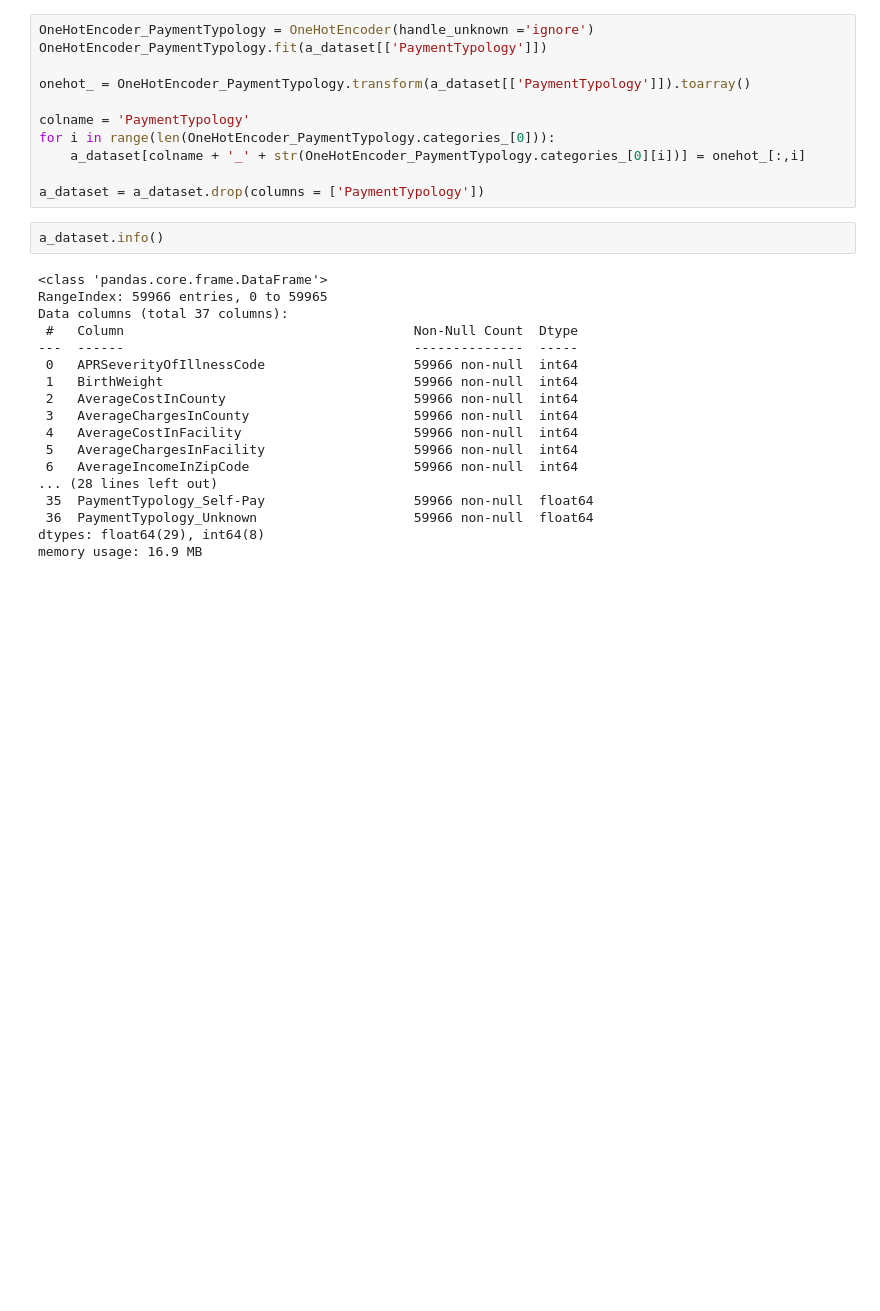
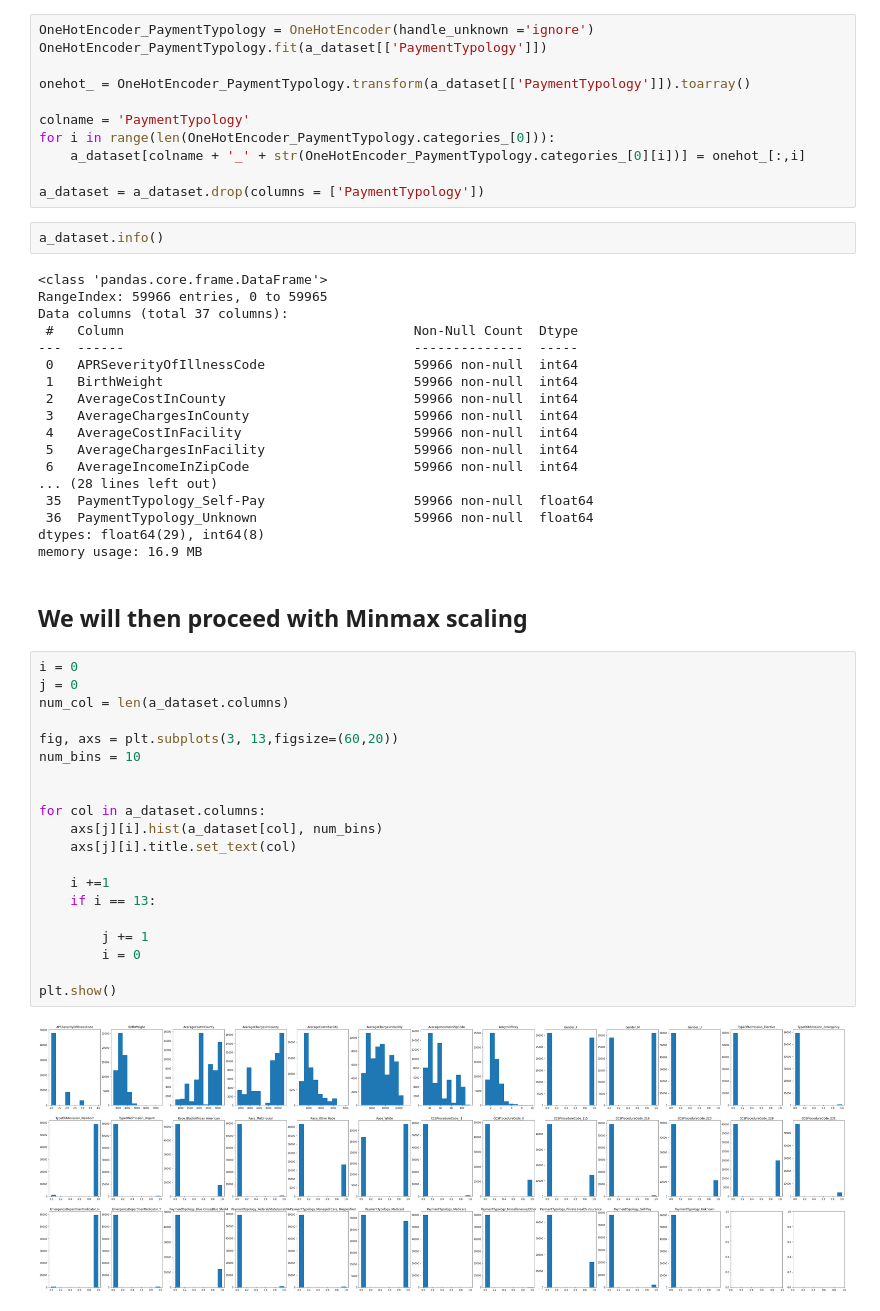
Before and after one commit to s3723189/COSC2673_assignment1, a Jupyter notebook: assignment1.ipynb, the cells around one changed output. Drawn from its saved outputs; the diff is of its cells as text; blank space fills up the shorter version.

```diff
--- a/assignment1.ipynb
+++ b/assignment1.ipynb
@@ -213,3 +239,27 @@ Data columns (total 37 columns):
  36  PaymentTypology_Unknown                    59966 non-null  float64
 dtypes: float64(29), int64(8)
 memory usage: 16.9 MB
+# %% [markdown]
+## We will then proceed with Minmax scaling
+# %%
+i = 0
+j = 0
+num_col = len(a_dataset.columns)
+
+fig, axs = plt.subplots(3, 13,figsize=(60,20))
+num_bins = 10
+
+
+for col in a_dataset.columns:
+    axs[j][i].hist(a_dataset[col], num_bins)
+    axs[j][i].title.set_text(col)
+
+    i +=1
+    if i == 13:
+
+        j += 1
+        i = 0
+
+plt.show()
+# %% [output]
+[figure, added]
```
Also changed, not shown: parts of 10 cells of this notebook.
